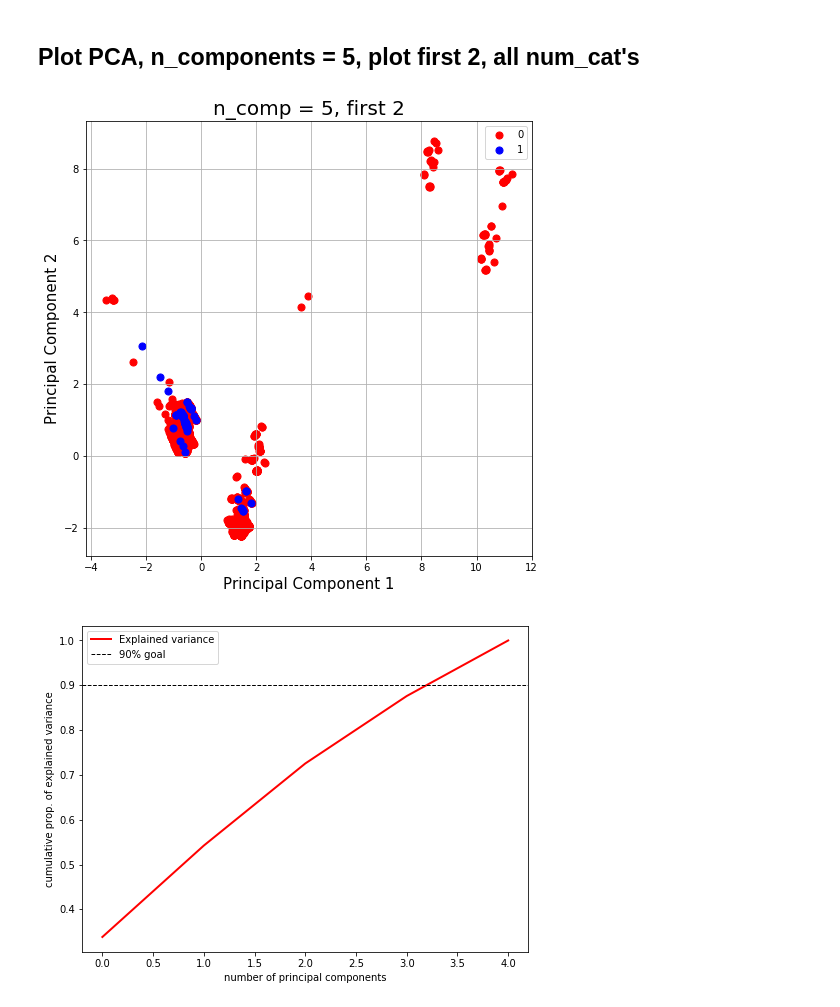
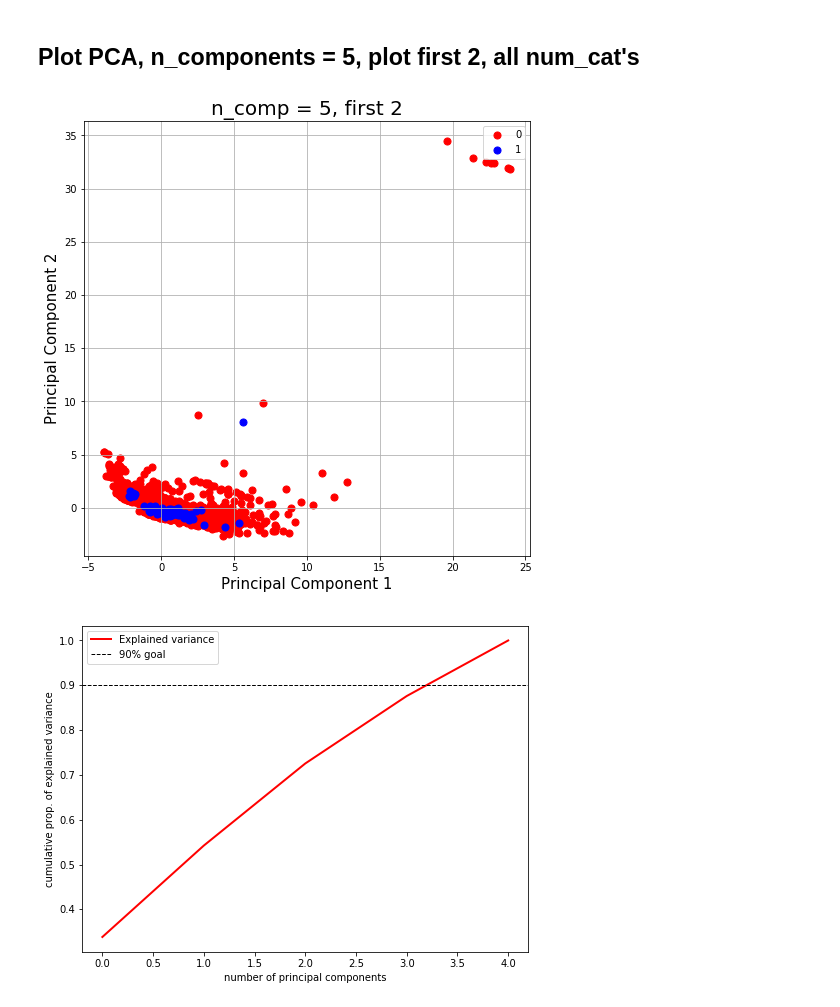
Before and after one commit to sbpforward/Airbnb-Criminal-Clusters, a Jupyter notebook: notebooks/PCA-Kmeans.ipynb, the cells around one changed output. Drawn from its saved outputs; the diff is of its cells as text; code cells hidden in the pictures.

```diff
--- a/notebooks/PCA-Kmeans.ipynb
+++ b/notebooks/PCA-Kmeans.ipynb
@@ -39,38 +60,38 @@ x = num_only_df.loc[:, features].values
 
 # Separating out the target
 y = df.loc[:,['is_violating']].values
 
 # Standardizing the features
 x = StandardScaler().fit_transform(x)
 
 pca = PCA(n_components=5)
 
 num_only_principalComponents = pca.fit_transform(x)
 
-principalDf = pd.DataFrame(data = principalComponents
+principalDf = pd.DataFrame(data = num_only_principalComponents
              , columns = ['principal component 1', 'principal component 2',
                           'principal component 3', 'principal component 4',
                           'principal component 5'])
 
 num_only_pcaDf = pd.concat([principalDf, df[['is_violating']]], axis = 1)
 
 fig = plt.figure(figsize = (8,8))
 ax = fig.add_subplot(1,1,1)
 ax.set_xlabel('Principal Component 1', fontsize = 15)
 ax.set_ylabel('Principal Component 2', fontsize = 15)
 ax.set_title('n_comp = 5, first 2', fontsize = 20)
 targets = [0,1]
 colors = ['r', 'b']
 for target, color in zip(targets,colors):
-    indicesToKeep = pcaDf['is_violating'] == target
-    ax.scatter(pcaDf.loc[indicesToKeep, 'principal component 1']
-               , pcaDf.loc[indicesToKeep, 'principal component 2']
+    indicesToKeep = num_only_pcaDf['is_violating'] == target
+    ax.scatter(num_only_pcaDf.loc[indicesToKeep, 'principal component 1']
+               , num_only_pcaDf.loc[indicesToKeep, 'principal component 2']
                , c = color
                , s = 50)
 ax.legend(targets)
 ax.grid()
 # %% [output]
-[figure, old version]
+[figure, new version]
 # %%
 total_variance = np.sum(pca.explained_variance_)
 cum_variance = np.cumsum(pca.explained_variance_)
```
Also changed, not shown: parts of 14 cells of this notebook, 2 other files.
